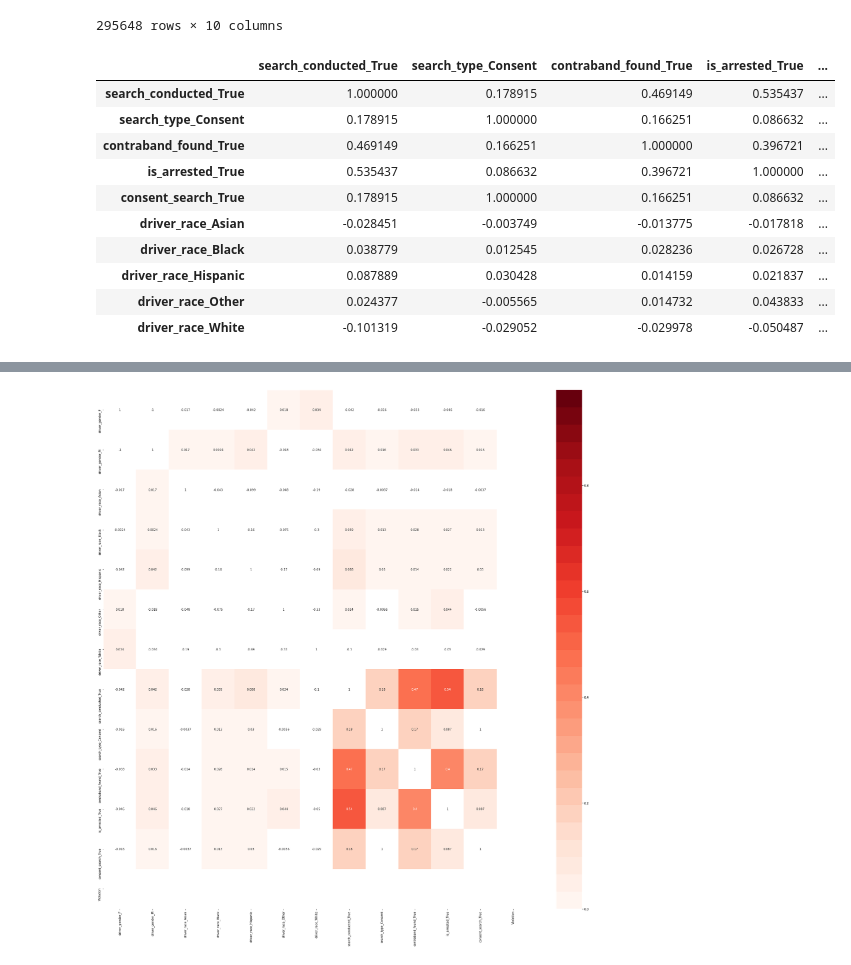
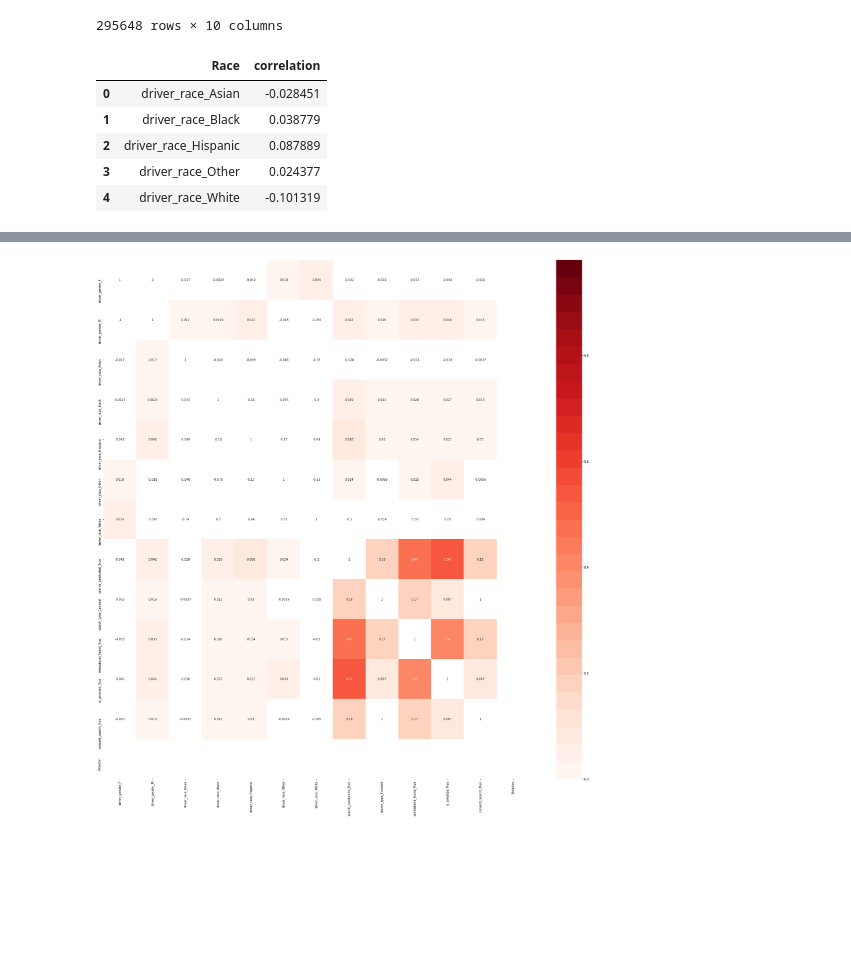
Before and after one commit to MasterWolff/BDA-Project, a Jupyter notebook: BDA code.ipynb, the cells around one changed output, grey strips where cells are left out. Drawn from its saved outputs; the diff is of its cells as text; code cells hidden in the pictures; blank space fills up the shorter version.

```diff
--- a/BDA code.ipynb
+++ b/BDA code.ipynb
@@ -303,34 +303,40 @@ Ethnicity_Outcome
 # %%
 #Looks at the correlation between the values in "All_Violations" and the column from Xd specified in the function argument.
 def violation_code(column):
     #Converts it in the end to a dataframe, as it will only have 1 value and therefore be a series. Dataframe is needed for later visualization.
     correlation_columns = All_Violations.corrwith(Xd[column]).to_frame()
 
     return correlation_columns
 
 
 violation_code("search_conducted_True")
 violation_code("is_arrested_True")
 
 
-#Looks at corre
-def corr_2_columns(column1):
-    correlation_columns = column1.corr()
+#Looks at correlation in 1 dataframe
+def corr_dataframe(column):
+    correlation_columns = column.corr()
     return correlation_columns
 
-corr_2_columns(Ethnicity_Outcome)
+corr_dataframe(Ethnicity_Outcome)
+
+
+#looks at correlation between 1 dataframe and column from different dataframe
+def corr_dataframe_column(data,column):
+    correlation_columns = data.corrwith(column).to_frame() #converts it to a dataframe instead of series
+    correlation_columns = correlation_columns.reset_index() #Race is by default set as index and has no column name, this resets it.
+    correlation_columns.columns = ["Race","correlation"] #i set the column names.
+    return correlation_columns
+
+corr_data_column = corr_dataframe_column(Ethnicity, Outcome["search_conducted_True"])
+corr_data_column
 # %% [output]
-|  | search_conducted_True | search_type_Consent | contraband_found_True | is_arrested_True | ... |
-| search_conducted_True | 1.000000 | 0.178915 | 0.469149 | 0.535437 | ... |
-| search_type_Consent | 0.178915 | 1.000000 | 0.166251 | 0.086632 | ... |
-| contraband_found_True | 0.469149 | 0.166251 | 1.000000 | 0.396721 | ... |
-| is_arrested_True | 0.535437 | 0.086632 | 0.396721 | 1.000000 | ... |
-| consent_search_True | 0.178915 | 1.000000 | 0.166251 | 0.086632 | ... |
-| driver_race_Asian | -0.028451 | -0.003749 | -0.013775 | -0.017818 | ... |
-| driver_race_Black | 0.038779 | 0.012545 | 0.028236 | 0.026728 | ... |
-| driver_race_Hispanic | 0.087889 | 0.030428 | 0.014159 | 0.021837 | ... |
-| driver_race_Other | 0.024377 | -0.005565 | 0.014732 | 0.043833 | ... |
-| driver_race_White | -0.101319 | -0.029052 | -0.029978 | -0.050487 | ... |
+|  | Race | correlation |
+| 0 | driver_race_Asian | -0.028451 |
+| 1 | driver_race_Black | 0.038779 |
+| 2 | driver_race_Hispanic | 0.087889 |
+| 3 | driver_race_Other | 0.024377 |
+| 4 | driver_race_White | -0.101319 |
 # %%
 import seaborn as sns
 
```
Also changed, not shown: parts of 1 cell of this notebook.
